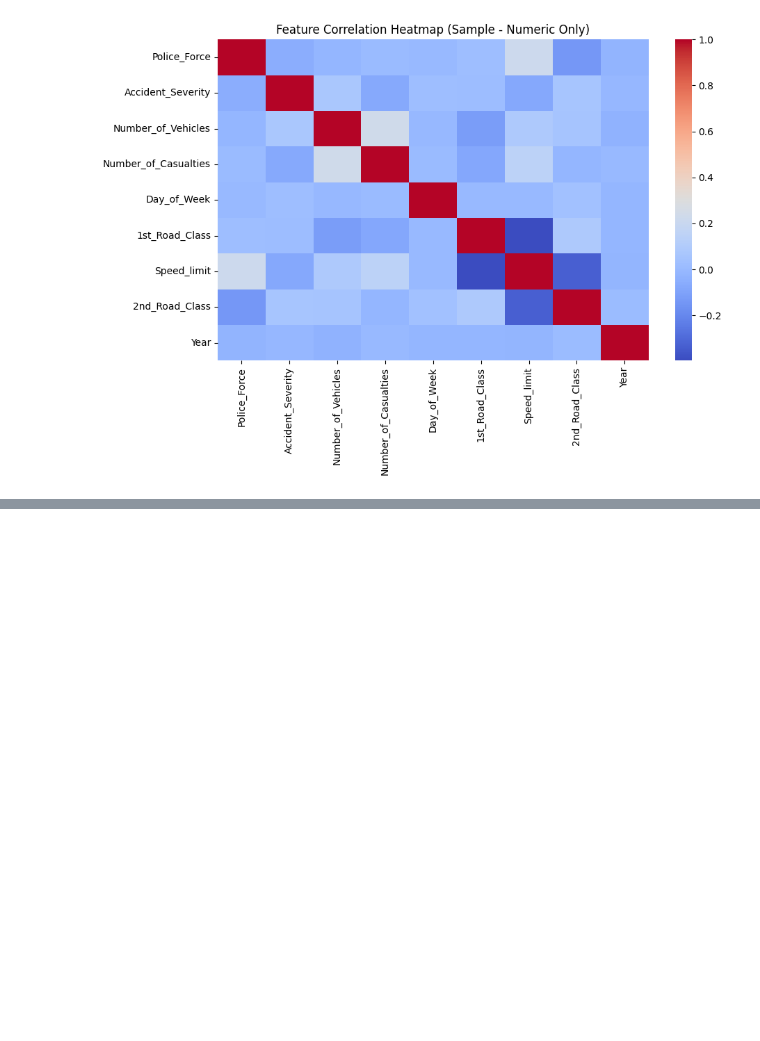
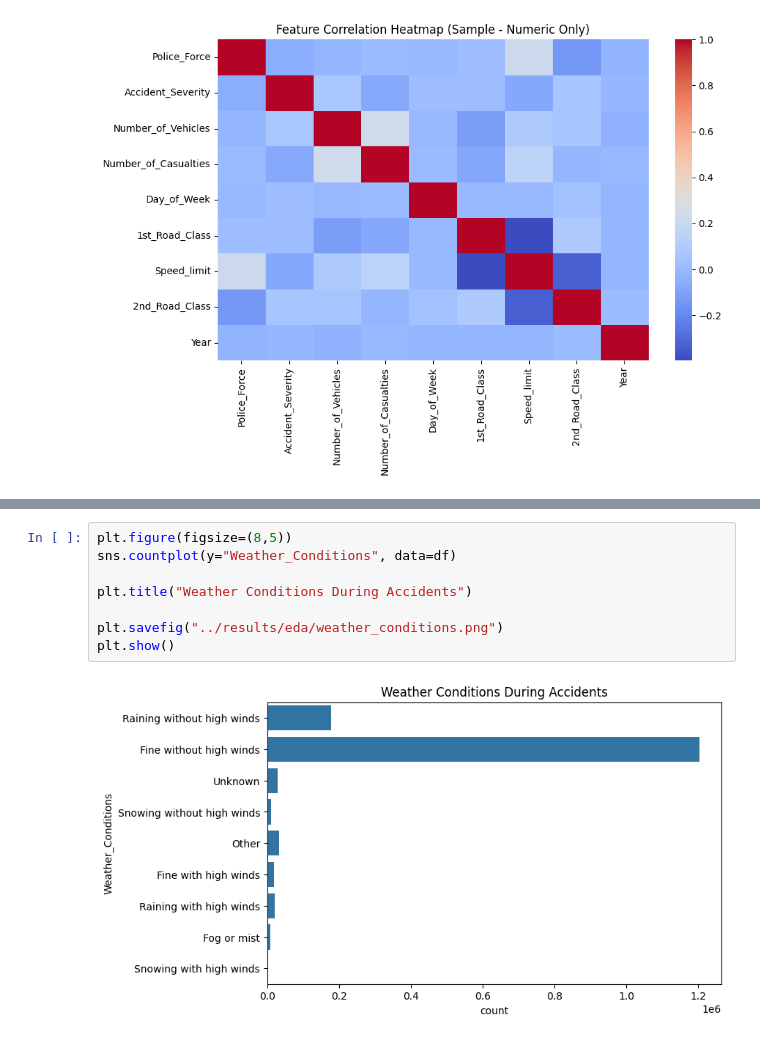
Before and after one commit to jhansi-jjs/road-accident-ml-project, a Jupyter notebook: notebooks/eda.ipynb, the cells around one changed output, grey strips where cells are left out. Drawn from its saved outputs; the diff is of its cells as text; blank space fills up the shorter version.

Commit message:
Added EDA visualizations and logistic regression results (Member 1)

```diff
--- a/notebooks/eda.ipynb
+++ b/notebooks/eda.ipynb
@@ -225,0 +237,10 @@ plt.show()
+# %%
+plt.figure(figsize=(8,5))
+sns.countplot(y="Weather_Conditions", data=df)
+
+plt.title("Weather Conditions During Accidents")
+
+plt.savefig("../results/eda/weather_conditions.png")
+plt.show()
+# %% [output]
+[figure, added]
```
Also changed, not shown: parts of 4 cells of this notebook, 5 other files.
